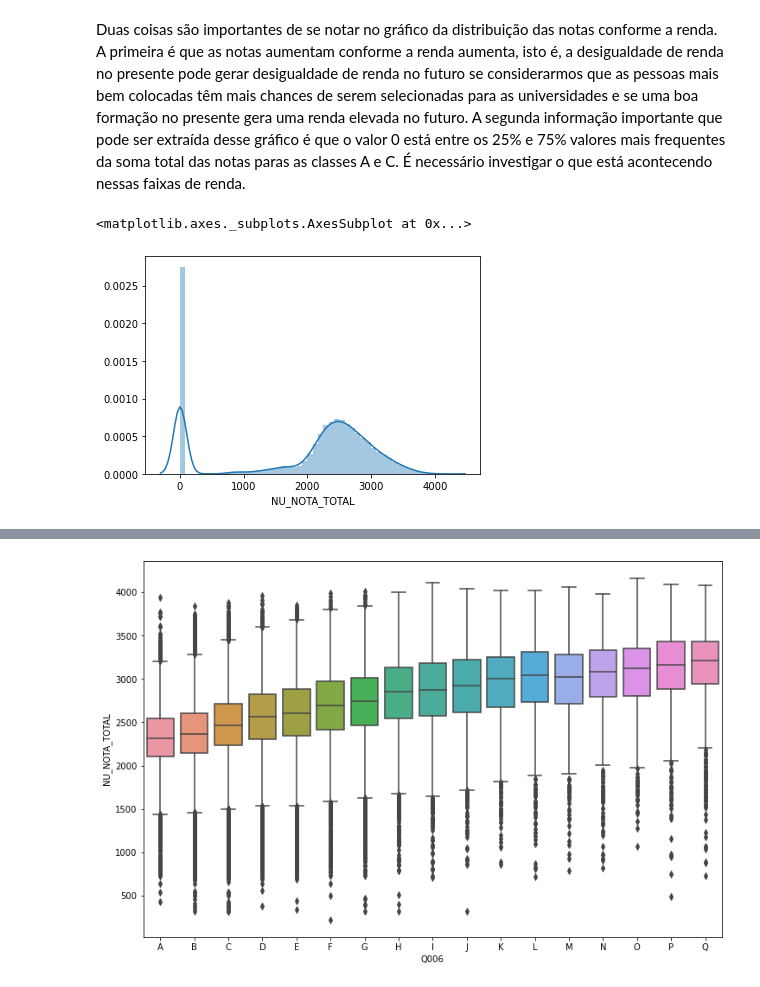
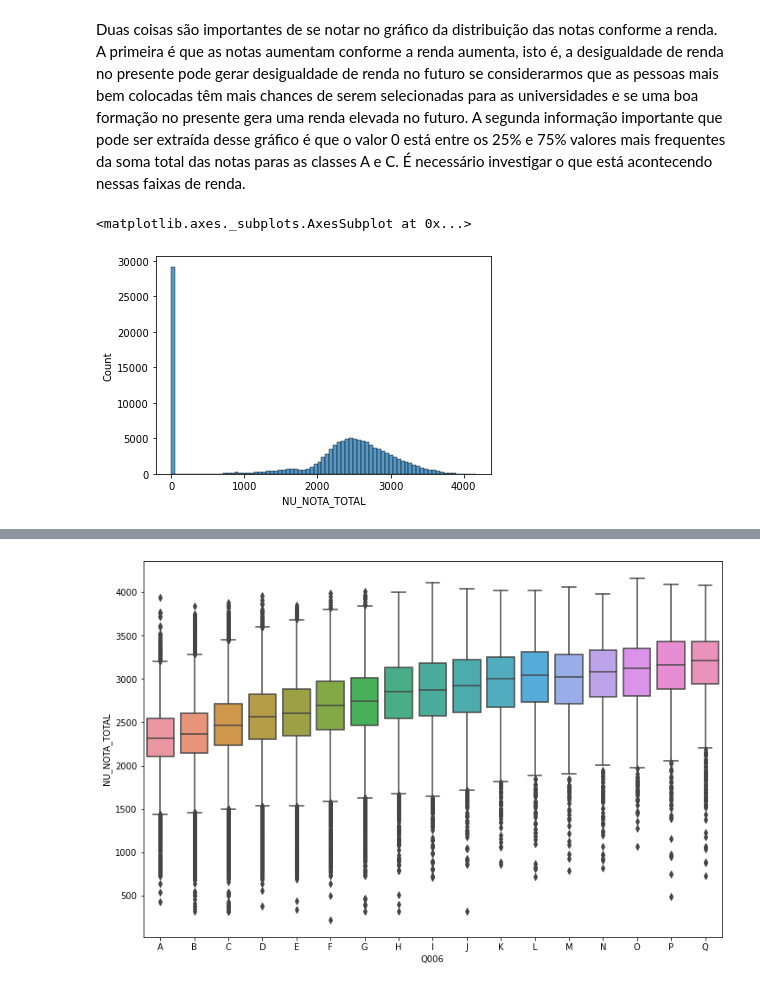
Before and after one commit to agostinhodesena/Imersao_Dados_Alura, a Jupyter notebook: Desafios_Imersao.ipynb, the cells around one changed output, grey strips where cells are left out. Drawn from its saved outputs; the diff is of its cells as text; code cells hidden in the pictures.

```diff
--- a/Desafios_Imersao.ipynb
+++ b/Desafios_Imersao.ipynb
@@ -259,10 +278,10 @@ boxplot(x='Q006', y='NU_NOTA_TOTAL', data=dados, order=renda_ordenada) # Testand
 # %% [markdown]
 Duas coisas são importantes de se notar no gráfico da distribuição das notas conforme a renda. A primeira é que as notas aumentam conforme a renda aumenta, isto é, a desigualdade de renda no presente pode gerar desigualdade de renda no futuro se considerarmos que as pessoas mais bem colocadas têm mais chances de serem selecionadas para as universidades e se uma boa formação no presente gera uma renda elevada no futuro. A segunda informação importante que pode ser extraída desse gráfico é que o valor 0 está entre os 25% e 75% valores mais frequentes da soma total das notas paras as classes A e C. É necessário investigar o que está acontecendo nessas faixas de renda.
 # %%
-sns.distplot(dados['NU_NOTA_TOTAL'])
+sns.histplot(dados['NU_NOTA_TOTAL'])
 # %% [output]
 <matplotlib.axes._subplots.AxesSubplot at 0x...>
-[figure, old version]
+[figure, new version]
 # %%
 provas = ["NU_NOTA_CN", "NU_NOTA_CH", "NU_NOTA_MT", "NU_NOTA_LC", "NU_NOTA_REDACAO"]
 provas.append("NU_NOTA_TOTAL") # incluindo a nota total na lista de notas de provas.
```
Also changed, not shown: parts of 116 cells of this notebook.
